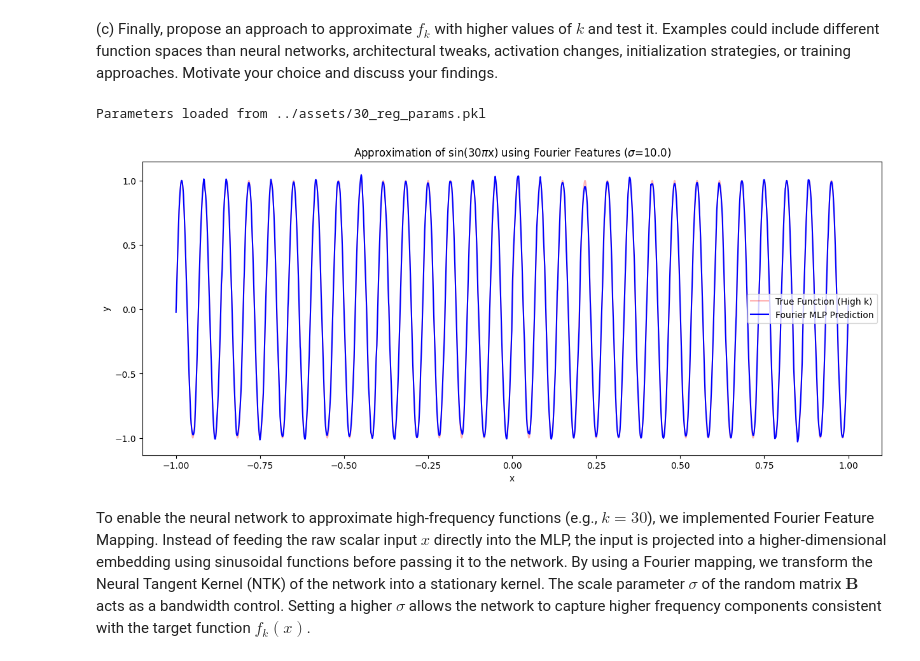
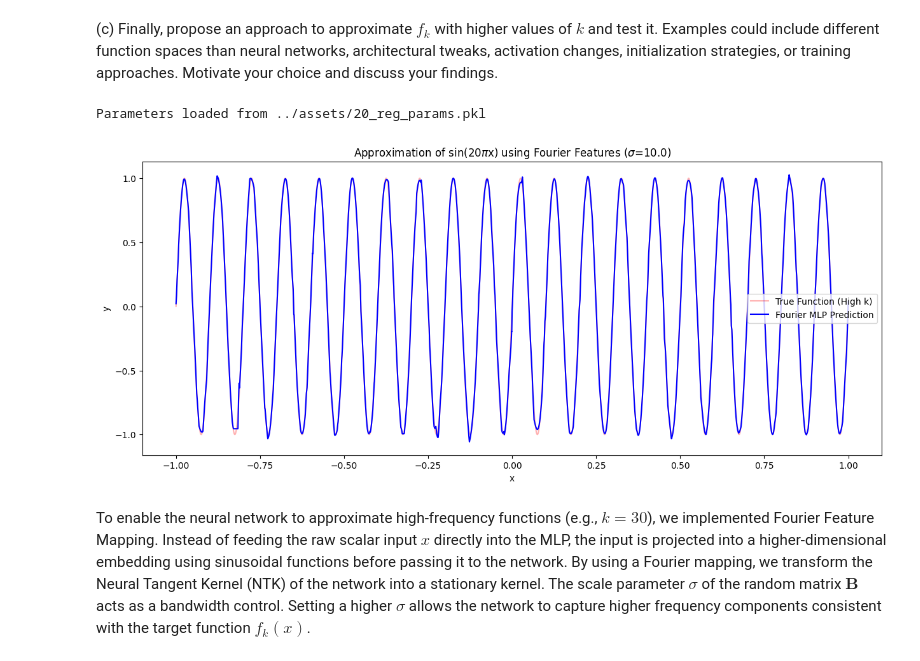
Before and after one commit to yazanmashal03/laoml-project, a Jupyter notebook: notebook/project2.ipynb, the cells around one changed output. Cells and saved outputs as stored; diff of their text form; code cells hidden in the pictures.

```diff
--- a/notebook/project2.ipynb
+++ b/notebook/project2.ipynb
@@ -2404,7 +2764,7 @@ def input_mapping(x, B):
 
     return jnp.sin(xp)
 
-k_high = 30
+k_high = 20
 n_samples = 5000
 x = jnp.linspace(-1, 1, n_samples).reshape(-1, 1)
 y = jnp.sin(k_high * jnp.pi * x)
@@ -2436,34 +2796,34 @@ x_plot = jnp.linspace(-1, 1, 10000).reshape(-1, 1)
 x_plot_mapped = input_mapping(x_plot, B)
 
 # print(f"Training on f_{k_high} with Fourier Features...")
 
 # params, test_acc, test_loss, learning_curve = train_model(
 #     x_train, y_train, x_test, y_test, best_config, classification=False
 # )
 
 # save_params(params, filename=f'../assets/{k_high}_reg_params.pkl')
 
 params = load_params(f'../assets/{k_high}_reg_params.pkl') if params is None else params
 y_pred = forward(params, x_plot_mapped, best_config['activation'])
 
 plt.figure(figsize=(15, 6))
 plt.plot(x, y, color='red', alpha=0.3, label='True Function (High k)')
 plt.plot(x_plot, y_pred, color='blue', label='Fourier MLP Prediction')
 plt.title(f"Approximation of sin({k_high}$\pi$x) using Fourier Features ($\sigma$={scale})")
 plt.xlabel('x')
 plt.ylabel('y')
 plt.legend()
 plt.show()
 
 # plt.figure(figsize=(12, 5))
 # plt.plot(learning_curve['train_loss'], label='Train Loss')
 # plt.plot(learning_curve['test_loss'], label='Test Loss')
 # plt.yscale('log')
 # plt.title('Loss Curve (Log Scale)')
 # plt.legend()
 # plt.show()
 # %% [output]
-Parameters loaded from ../assets/30_reg_params.pkl
+Parameters loaded from ../assets/20_reg_params.pkl
-[figure, old version]
+[figure, new version]
 # %% [markdown]
 To enable the neural network to approximate high-frequency functions (e.g., $k=30$), we implemented Fourier Feature Mapping. Instead of feeding the raw scalar input $x$ directly into the MLP, the input is projected into a higher-dimensional embedding using sinusoidal functions before passing it to the network. By using a Fourier mapping, we transform the Neural Tangent Kernel (NTK) of the network into a stationary kernel. The scale parameter $\sigma$ of the random matrix $\mathbf{B}$ acts as a bandwidth control. Setting a higher $\sigma$ allows the network to capture higher frequency components consistent with the target function $f_k(x)$.
```
Also changed, not shown: parts of 3 cells of this notebook.
